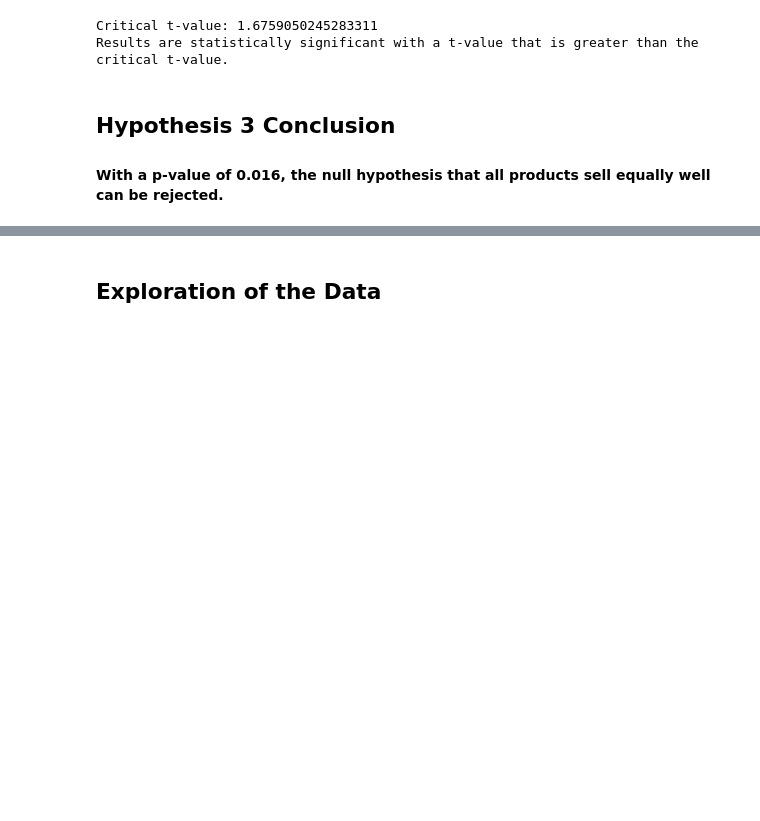
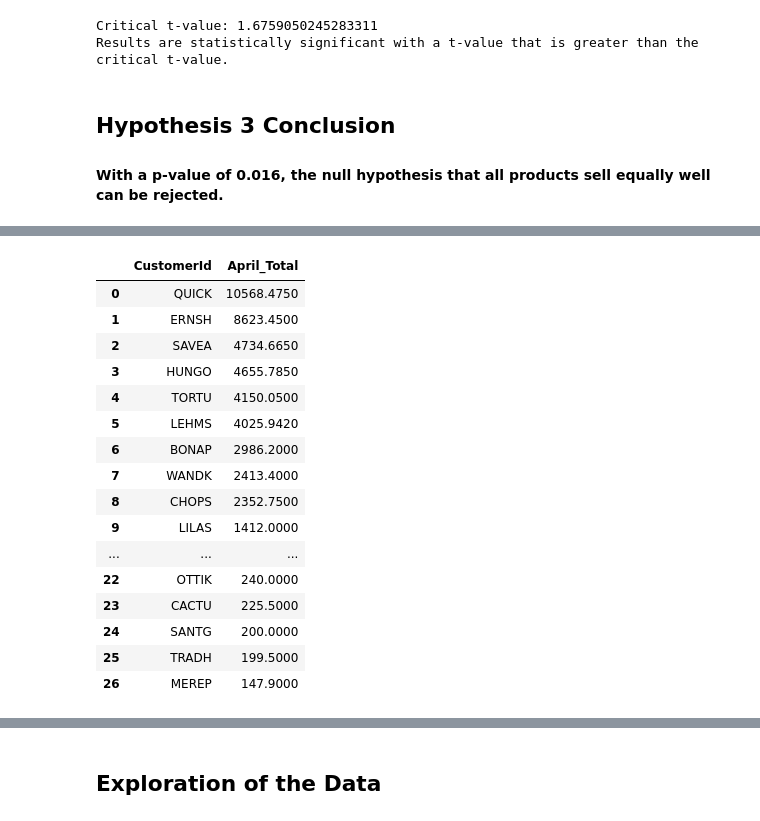
Before and after one commit to MagicMilly/dsc-2-final-project-online-ds-ft-100118, a Jupyter notebook: student.ipynb, the cells around one changed output, grey strips where cells are left out. Drawn from its saved outputs; the diff is of its cells as text; code cells hidden in the pictures; blank space fills up the shorter version.

```diff
--- a/student.ipynb
+++ b/student.ipynb
@@ -738,0 +811,24 @@ Results are statistically significant with a t-value that is greater than the cr
+# %%
+customer_spending_april_2013 = pd.read_sql_query('SELECT [Order].CustomerId, SUM(UnitPrice*Quantity-UnitPrice*Discount) \
+AS April_Total FROM OrderDetail INNER JOIN [Order] ON OrderDetail.OrderId = [Order].Id WHERE strftime("%m", \
+[Order].OrderDate) = "04" AND strftime("%Y", [Order].OrderDate) = "2013" GROUP BY [Order].CustomerId ORDER BY \
+April_Total DESC;', conn)
+customer_spending_april_2013
+# %% [output]
+|  | CustomerId | April_Total |
+| 0 | QUICK | 10568.4750 |
+| 1 | ERNSH | 8623.4500 |
+| 2 | SAVEA | 4734.6650 |
+| 3 | HUNGO | 4655.7850 |
+| 4 | TORTU | 4150.0500 |
+| 5 | LEHMS | 4025.9420 |
+| 6 | BONAP | 2986.2000 |
+| 7 | WANDK | 2413.4000 |
+| 8 | CHOPS | 2352.7500 |
+| 9 | LILAS | 1412.0000 |
+| ... | ... | ... |
+| 22 | OTTIK | 240.0000 |
+| 23 | CACTU | 225.5000 |
+| 24 | SANTG | 200.0000 |
+| 25 | TRADH | 199.5000 |
+| 26 | MEREP | 147.9000 |
```
Also changed, not shown: parts of 13 cells of this notebook.
